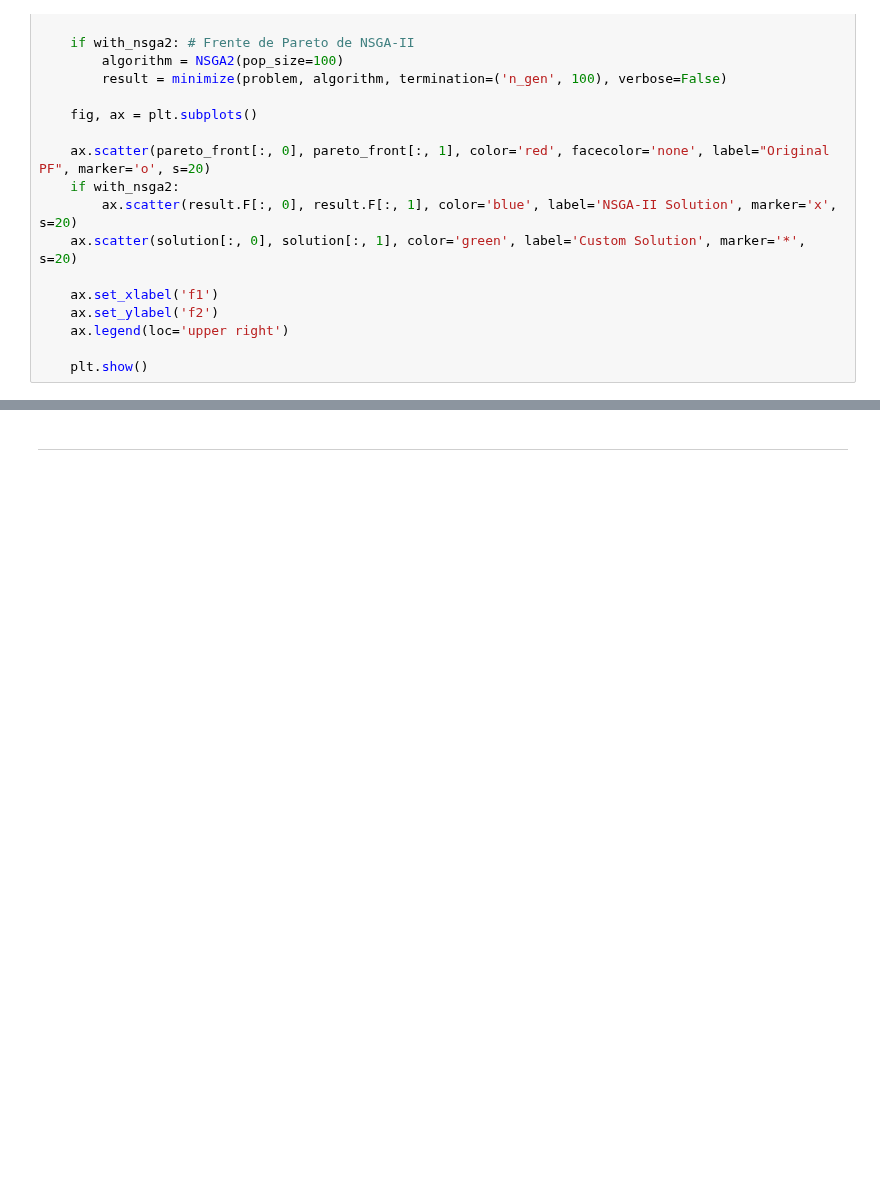
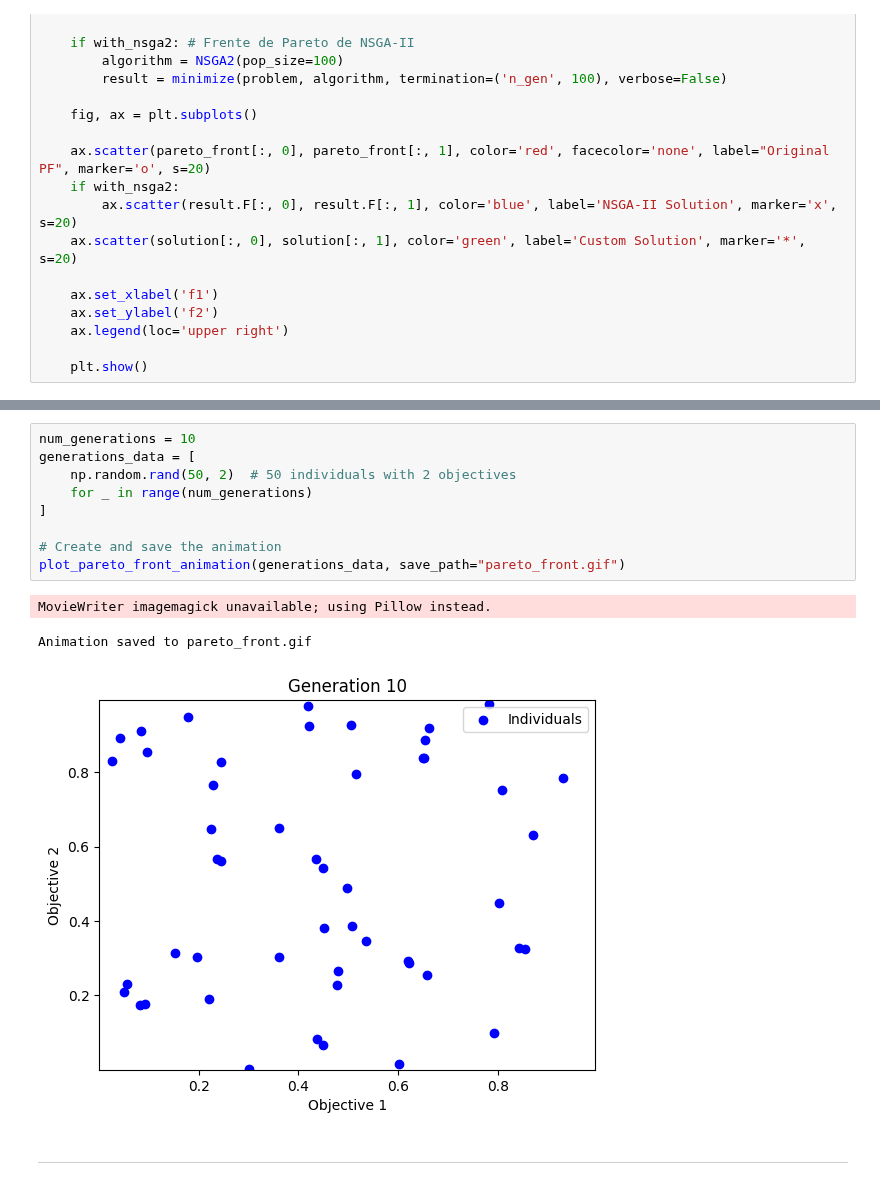
Before and after one commit to pintamonas4575/BIOCOMP-project-MAADM-UPM, a Jupyter notebook: MOO-ZDT1.ipynb, the cells around one changed output, grey strips where cells are left out. Drawn from its saved outputs; the diff is of its cells as text; blank space fills up the shorter version.

```diff
--- a/MOO-ZDT1.ipynb
+++ b/MOO-ZDT1.ipynb
@@ -44,3 +84,16 @@ plot_comparison(random_solution, problem, with_nsga2=True)
+# %%
+num_generations = 10
+generations_data = [
+    np.random.rand(50, 2)  # 50 individuals with 2 objectives
+    for _ in range(num_generations)
+]
+
+# Create and save the animation
+plot_pareto_front_animation(generations_data, save_path="pareto_front.gif")
+# %% [output]
+MovieWriter imagemagick unavailable; using Pillow instead.
+Animation saved to pareto_front.gif
+[figure, added]
 # %% [markdown]
 ---
 # %% [markdown]
```
Also changed, not shown: parts of 8 cells of this notebook, 2 other files.
